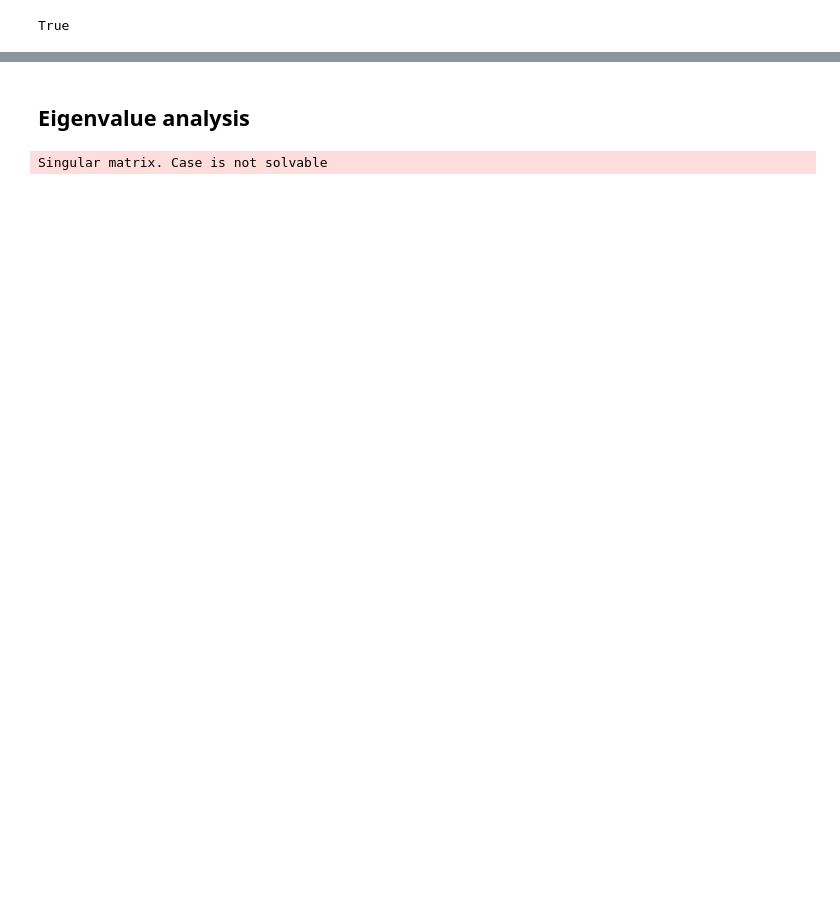
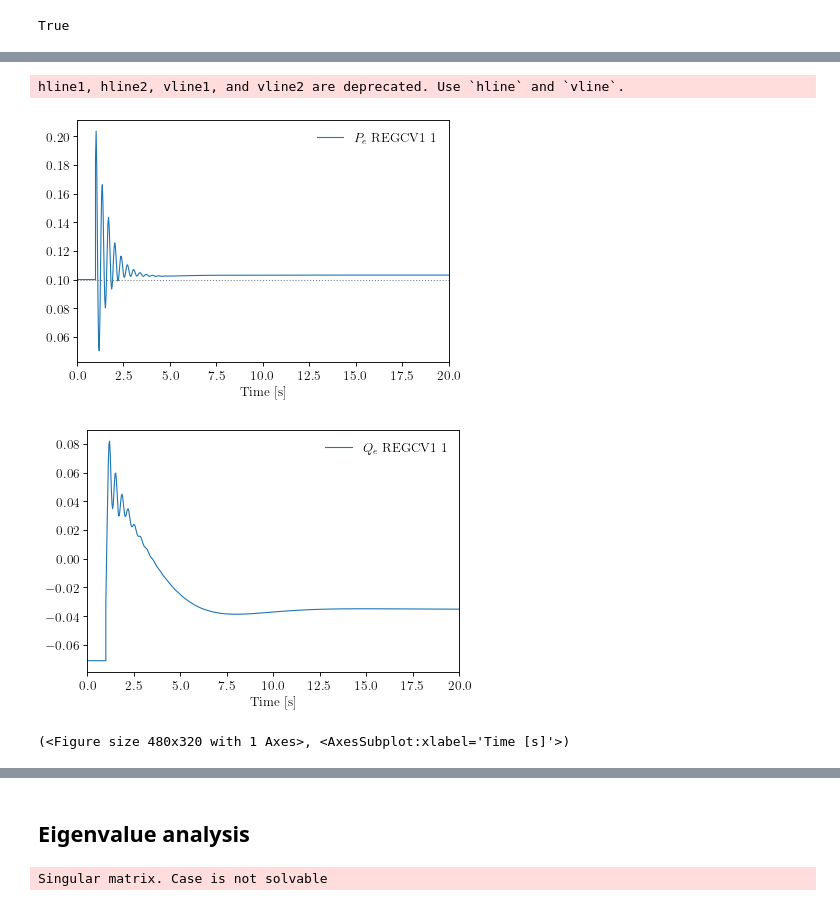
Before and after one commit to shebuxin/andes, a Jupyter notebook: bshe/Test_ieee14_vsg/FlatRun.ipynb, the cells around one changed output, grey strips where cells are left out. Cells and saved outputs as stored; diff of their text form; code cells hidden in the pictures; blank space fills up the shorter version.

```diff
--- a/bshe/Test_ieee14_vsg/FlatRun.ipynb
+++ b/bshe/Test_ieee14_vsg/FlatRun.ipynb
@@ -79,3 +86,11 @@ ssa.TDS.plt.plot(ssa.GENROU.v)
+# %%
+ssa.TDS.plt.plot(ssa.REGCV1.Pe, hline1=0.1)
+ssa.TDS.plt.plot(ssa.REGCV1.Qe)
+# %% [output]
+hline1, hline2, vline1, and vline2 are deprecated. Use `hline` and `vline`.
+[figure, added]
+[figure, added]
+(<Figure size 480x320 with 1 Axes>, <AxesSubplot:xlabel='Time [s]'>)
 # %%
 ssa.TDS.plt.plot(ssa.Bus.v)
 # %% [output]
```
Also changed, not shown: parts of 8 cells of this notebook, 17 other files.
